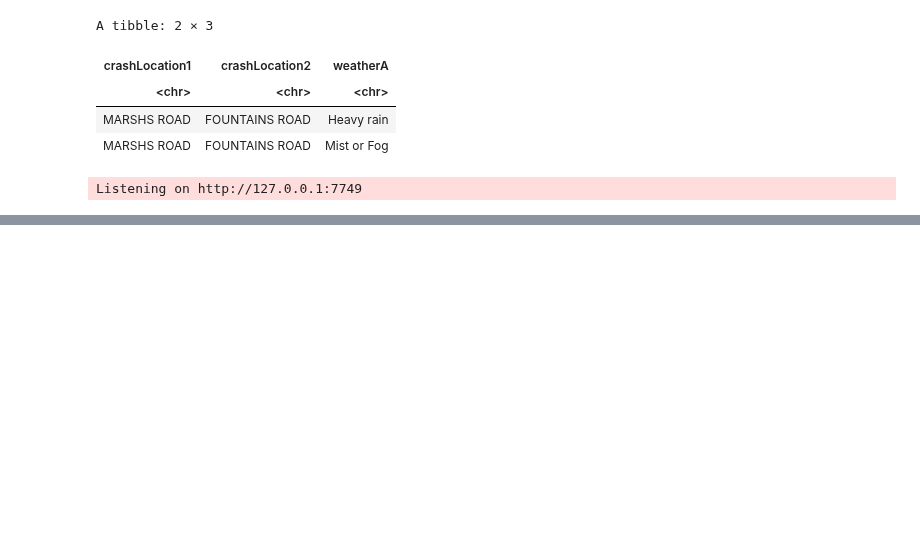
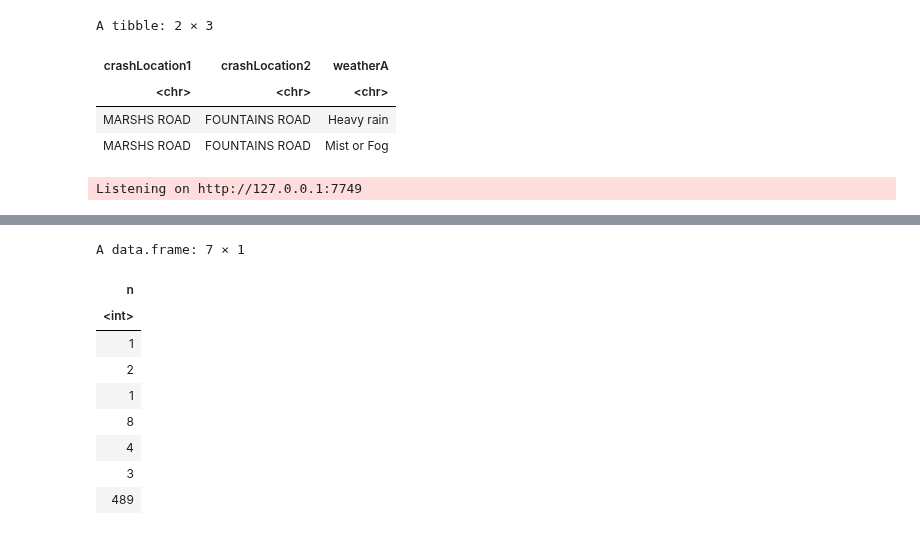
Before and after one commit to zelta1990/DATA422-Group-Project, a Jupyter notebook: group_project.ipynb, the cells around one changed output, grey strips where cells are left out. Drawn from its saved outputs; the diff is of its cells as text; code cells hidden in the pictures; blank space fills up the shorter version.

```diff
--- a/group_project.ipynb
+++ b/group_project.ipynb
@@ -394,0 +384,13 @@ A data.frame: 11 × 2
+# %%
+(d%>%count(d[,'advisorySpeed']))[2]
+# %% [output]
+A data.frame: 7 × 1
+| n |
+| <int> |
+| 1 |
+| 2 |
+| 1 |
+| 8 |
+| 4 |
+| 3 |
+| 489 |
```
Also changed, not shown: parts of 2 cells of this notebook.
